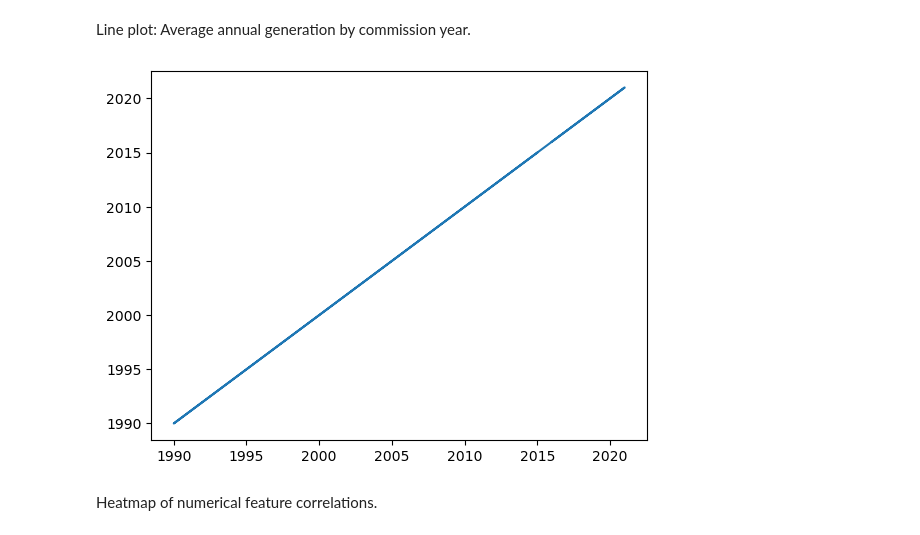
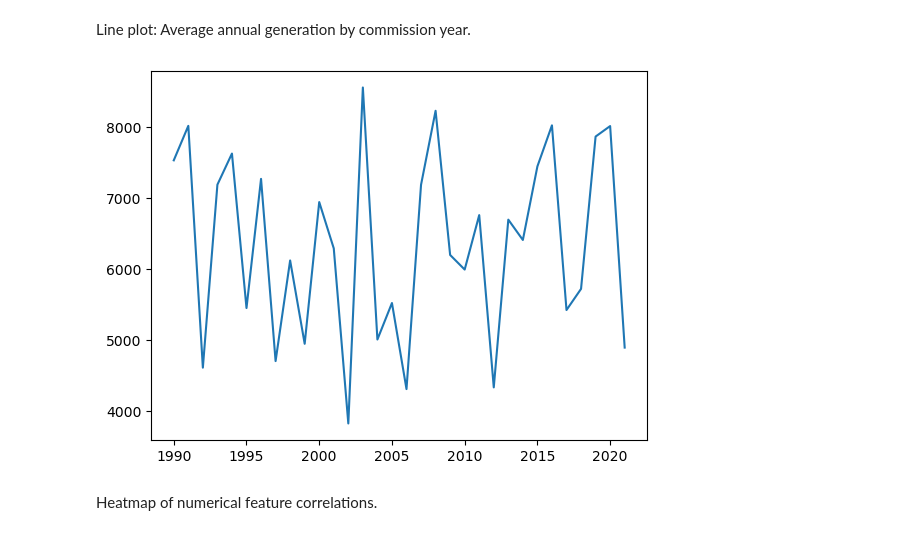
Before and after one commit to Dhanish-Raza/AIML-STUDY, a Jupyter notebook: final_eda_assesment.ipynb, the cells around one changed output. Saved outputs shown, nothing was run; the diff lists cells and outputs as text; code cells hidden in the pictures.

```diff
--- a/final_eda_assesment.ipynb
+++ b/final_eda_assesment.ipynb
@@ -355,12 +415,12 @@ sns.histplot(data=df, x='Efficiency_%')
 Line plot:
 Average annual generation by commission year.
 # %%
-avg_generation_year = df.groupby("Annual_Generation_GWh")["Commission_Year"].mean()
+avg_generation_year = df.groupby("Commission_Year")["Annual_Generation_GWh"].mean()
 # %%
-plt.plot(avg_generation_year, avg_generation_year)
+plt.plot(avg_generation_year)
 plt.show()
 # %% [output]
-[figure, old version]
+[figure, new version]
 # %% [markdown]
 Heatmap of numerical feature correlations.
 # %%
```
Also changed, not shown: parts of 25 cells of this notebook, 3 other files.
